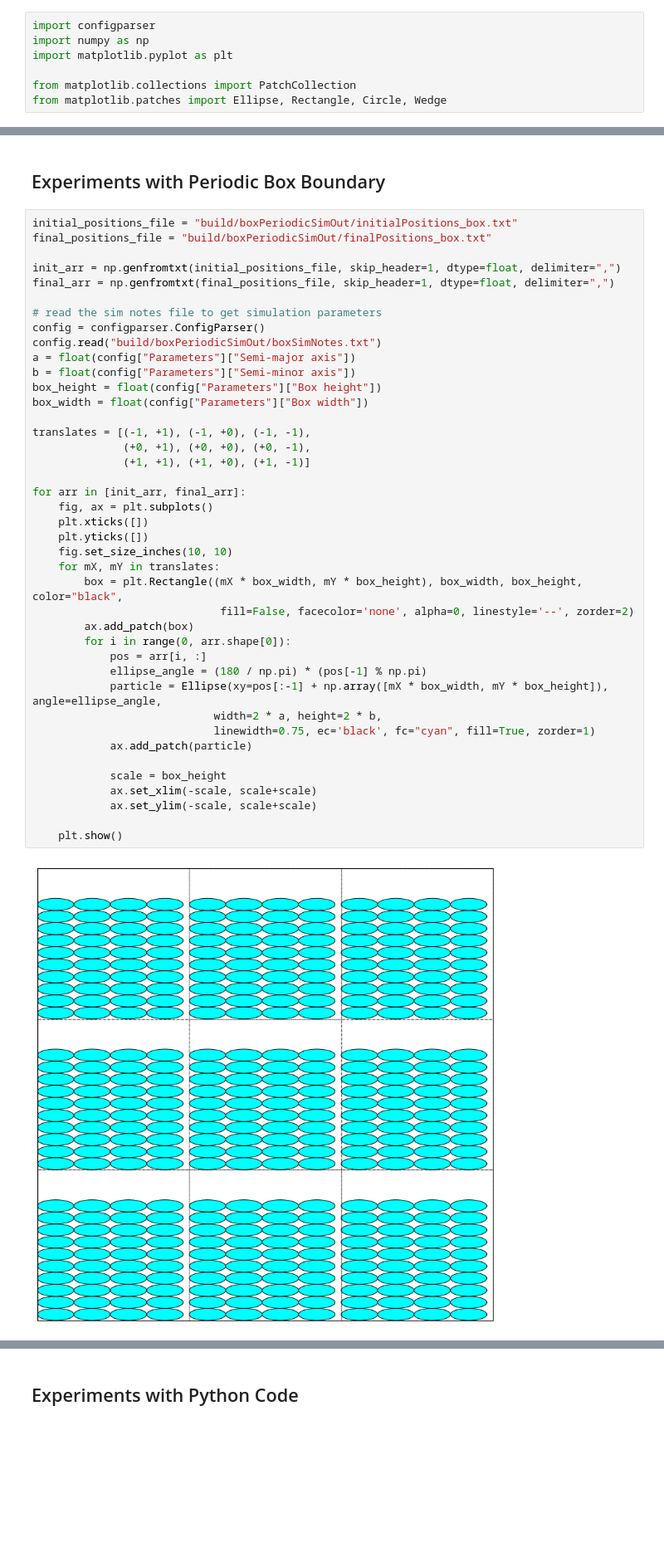
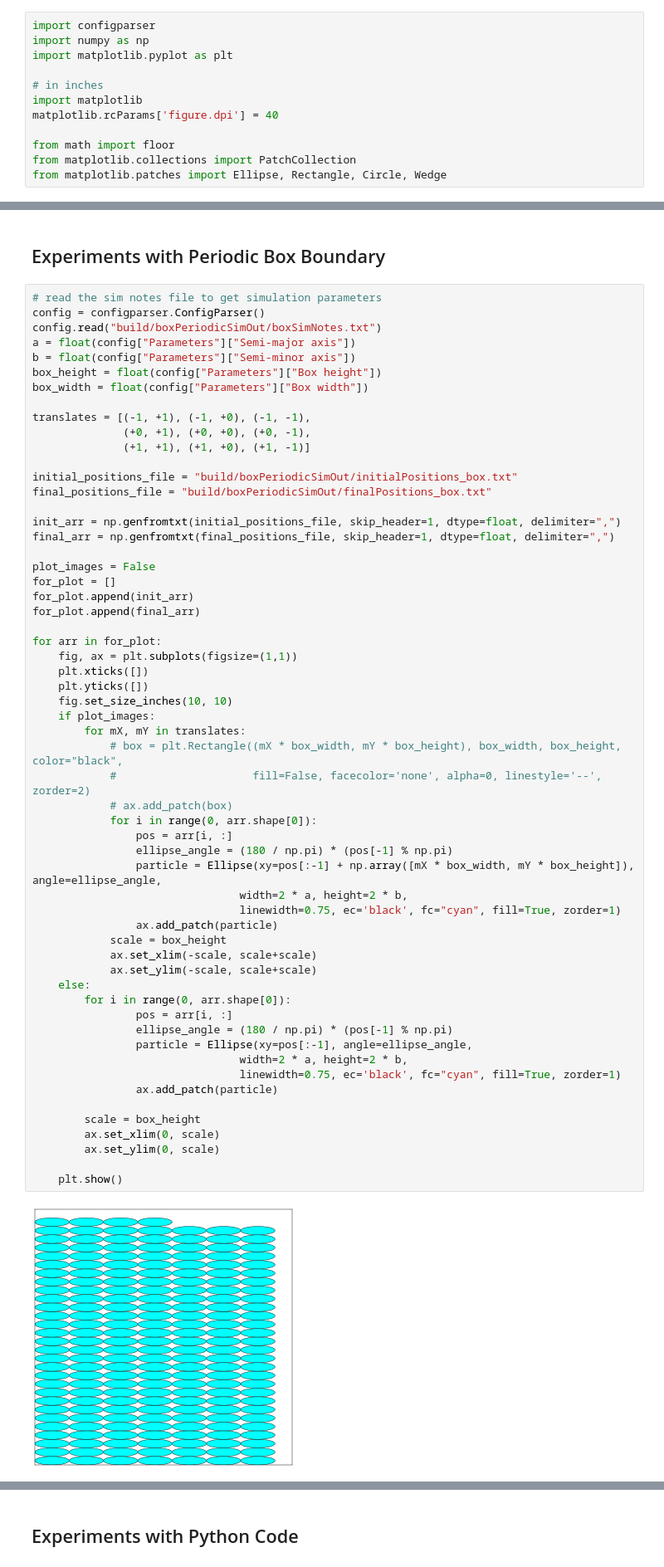
Before and after one commit to SyuW/Liquid-Crystals-Monte-Carlo, a Jupyter notebook: plot_initial.ipynb, the cells around one changed output, grey strips where cells are left out. Shown at 83% size. Drawn from its saved outputs; the diff is of its cells as text; blank space fills up the shorter version.

```diff
--- a/plot_initial.ipynb
+++ b/plot_initial.ipynb
@@ -3,6 +3,11 @@ import configparser
 import numpy as np
 import matplotlib.pyplot as plt
 
+# in inches
+import matplotlib
+matplotlib.rcParams['figure.dpi'] = 40
+
+from math import floor
 from matplotlib.collections import PatchCollection
 from matplotlib.patches import Ellipse, Rectangle, Circle, Wedge
 # %% [markdown]
@@ -84,45 +89,62 @@ for arr in [init_arr, final_arr]:
 # %% [markdown]
 ## Experiments with Periodic Box Boundary
 # %%
-initial_positions_file = "build/boxPeriodicSimOut/initialPositions_box.txt"
-final_positions_file = "build/boxPeriodicSimOut/finalPositions_box.txt"
-
-init_arr = np.genfromtxt(initial_positions_file, skip_header=1, dtype=float, delimiter=",")
-final_arr = np.genfromtxt(final_positions_file, skip_header=1, dtype=float, delimiter=",")
-
 # read the sim notes file to get simulation parameters
 config = configparser.ConfigParser()
 config.read("build/boxPeriodicSimOut/boxSimNotes.txt")
 a = float(config["Parameters"]["Semi-major axis"])
 b = float(config["Parameters"]["Semi-minor axis"])
 box_height = float(config["Parameters"]["Box height"])
 box_width = float(config["Parameters"]["Box width"])
 
 translates = [(-1, +1), (-1, +0), (-1, -1),
               (+0, +1), (+0, +0), (+0, -1),
               (+1, +1), (+1, +0), (+1, -1)]
 
-for arr in [init_arr, final_arr]:
-    fig, ax = plt.subplots()
+initial_positions_file = "build/boxPeriodicSimOut/initialPositions_box.txt"
+final_positions_file = "build/boxPeriodicSimOut/finalPositions_box.txt"
+
+init_arr = np.genfromtxt(initial_positions_file, skip_header=1, dtype=float, delimiter=",")
+final_arr = np.genfromtxt(final_positions_file, skip_header=1, dtype=float, delimiter=",")
+
+plot_images = False
+for_plot = []
+for_plot.append(init_arr)
+for_plot.append(final_arr)
+
+for arr in for_plot:
+    fig, ax = plt.subplots(figsize=(1,1))
     plt.xticks([])
     plt.yticks([])
     fig.set_size_inches(10, 10)
-    for mX, mY in translates:
-        box = plt.Rectangle((mX * box_width, mY * box_height), box_width, box_height, color="black",
-                             fill=False, facecolor='none', alpha=0, linestyle='--', zorder=2)
-        ax.add_patch(box)
-        for i in range(0, arr.shape[0]):
-            pos = arr[i, :]
-            ellipse_angle = (180 / np.pi) * (pos[-1] % np.pi)
-            particle = Ellipse(xy=pos[:-1] + np.array([mX * box_width, mY * box_height]), angle=ellipse_angle,
-                            width=2 * a, height=2 * b,
-                            linewidth=0.75, ec='black', fc="cyan", fill=True, zorder=1)
-            ax.add_patch(particle)
-
+    if plot_images:
+        for mX, mY in translates:
+            # box = plt.Rectangle((mX * box_width, mY * box_height), box_width, box_height, color="black",
+            #                     fill=False, facecolor='none', alpha=0, linestyle='--', zorder=2)
+            # ax.add_patch(box)
+            for i in range(0, arr.shape[0]):
+                pos = arr[i, :]
+                ellipse_angle = (180 / np.pi) * (pos[-1] % np.pi)
+                particle = Ellipse(xy=pos[:-1] + np.array([mX * box_width, mY * box_height]), angle=ellipse_angle,
+                                width=2 * a, height=2 * b,
+                                linewidth=0.75, ec='black', fc="cyan", fill=True, zorder=1)
+                ax.add_patch(particle)
             scale = box_height
             ax.set_xlim(-scale, scale+scale)
             ax.set_ylim(-scale, scale+scale)
+    else:
+        for i in range(0, arr.shape[0]):
+                pos = arr[i, :]
+                ellipse_angle = (180 / np.pi) * (pos[-1] % np.pi)
+                particle = Ellipse(xy=pos[:-1], angle=ellipse_angle,
+                                width=2 * a, height=2 * b,
+                                linewidth=0.75, ec='black', fc="cyan", fill=True, zorder=1)
+                ax.add_patch(particle)
+
+        scale = box_height
+        ax.set_xlim(0, scale)
+        ax.set_ylim(0, scale)
 
     plt.show()
 # %% [output]
-[figure, old version]
+[figure, new version]
```
Also changed, not shown: parts of 4 cells of this notebook, 5 other files.
